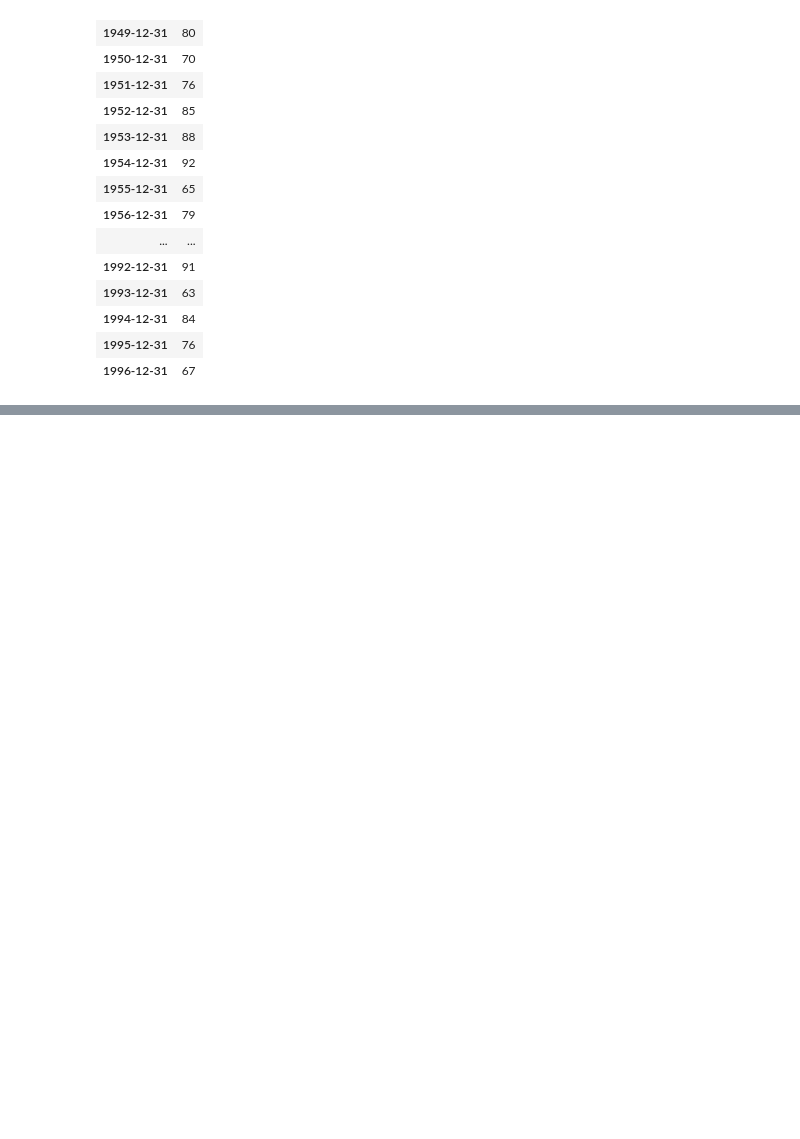
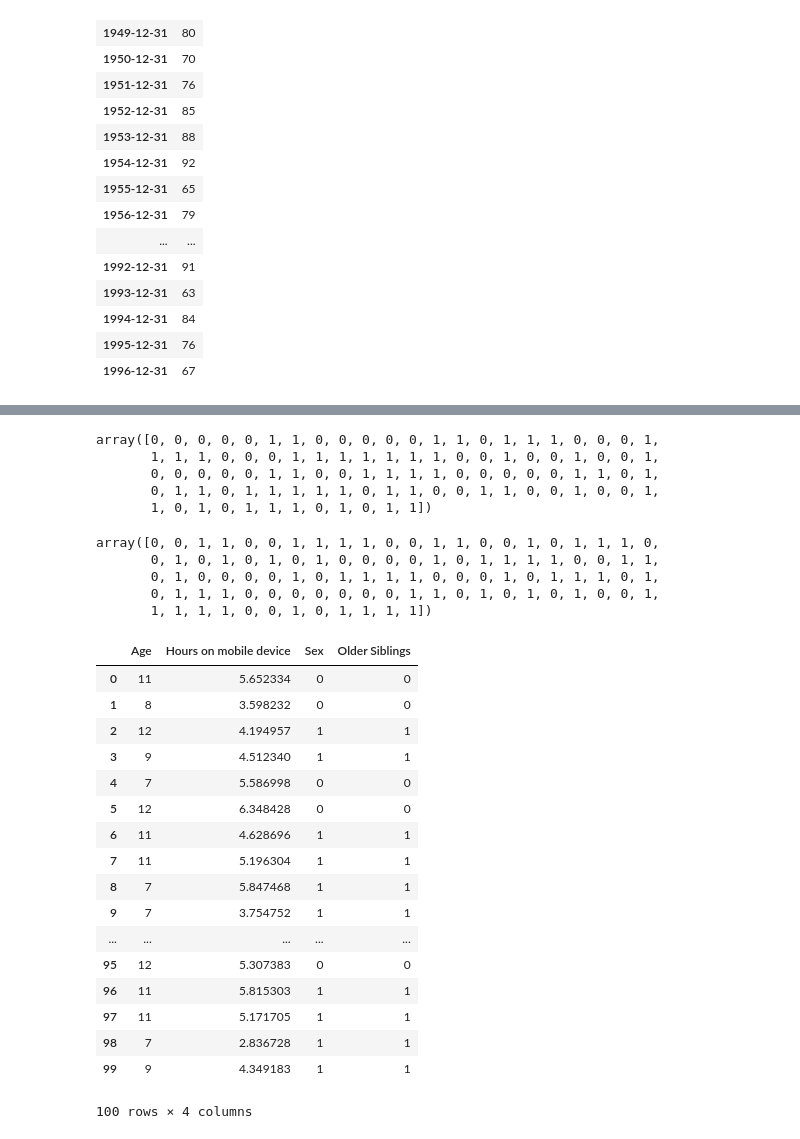
Before and after one commit to JulianConneely/Programming-for-Data-Analysis-Project-Dec18, a Jupyter notebook: Life Expectancy.ipynb, the cells around one changed output, grey strips where cells are left out. Cells and saved outputs as stored; diff of their text form; code cells hidden in the pictures; blank space fills up the shorter version.

Commit message:
created new dataframe using 4 variables

```diff
--- a/Life Expectancy.ipynb
+++ b/Life Expectancy.ipynb
@@ -84,7 +88,7 @@ LE
 | 1995-12-31 | 76 |
 | 1996-12-31 | 67 |
 # %%
-# generates a random set of ages of those born in the 50 years between 1947 and 1997
-age = np.random.randint(1947, 1997, 100)
+# generates a random set of (integers) ages of primary school children from 7 to 12
+age = np.random.randint(7, 13, 100)
 age
 # %% [output]
@@ -100,0 +101,4 @@ array([1953, 1995, 1965, 1951, 1974, 1948, 1974, 1996, 1967, 1978, 1962,
+# %%
+# generates a set of hours of mobiel device usage with mean of 5 using the normal distribution
+hours = np.random.normal(5, 1, 100)
+hours
@@ -100,0 +126,53 @@ array([1953, 1995, 1965, 1951, 1974, 1948, 1974, 1996, 1967, 1978, 1962,
+# %%
+# generates an array of the sex of the child using the uniform distribution
+# we will convert the integers to strings later
+# Male = 0
+# Female = 1
+
+sex = np.random.binomial(1, .5, 100)
+sex
+# %% [output]
+array([0, 0, 0, 0, 0, 1, 1, 0, 0, 0, 0, 0, 1, 1, 0, 1, 1, 1, 0, 0, 0, 1,
+       1, 1, 1, 0, 0, 0, 1, 1, 1, 1, 1, 1, 1, 0, 0, 1, 0, 0, 1, 0, 0, 1,
+       0, 0, 0, 0, 0, 1, 1, 0, 0, 1, 1, 1, 1, 0, 0, 0, 0, 0, 1, 1, 0, 1,
+       0, 1, 1, 0, 1, 1, 1, 1, 1, 0, 1, 1, 0, 0, 1, 1, 0, 0, 1, 0, 0, 1,
+       1, 0, 1, 0, 1, 1, 1, 0, 1, 0, 1, 1])
+# %%
+# generates an array Yes/No answers whether a child has older siblings using the uniform distribution
+# we will convert the integers to strings later
+# Yes = 0
+# No = 1
+
+sibs = np.random.binomial(1, .5, 100)
+sibs
+# %% [output]
+array([0, 0, 1, 1, 0, 0, 1, 1, 1, 1, 0, 0, 1, 1, 0, 0, 1, 0, 1, 1, 1, 0,
+       0, 1, 0, 1, 0, 1, 0, 1, 0, 0, 0, 0, 1, 0, 1, 1, 1, 1, 0, 0, 1, 1,
+       0, 1, 0, 0, 0, 0, 1, 0, 1, 1, 1, 1, 0, 0, 0, 1, 0, 1, 1, 1, 0, 1,
+       0, 1, 1, 1, 0, 0, 0, 0, 0, 0, 0, 1, 1, 0, 1, 0, 1, 0, 1, 0, 0, 1,
+       1, 1, 1, 1, 0, 0, 1, 0, 1, 1, 1, 1])
+# %%
+# Create a dataframe with all of the variables  and their data randomly generated
+
+df=pd.DataFrame(data={'Age': age, 'Hours on mobile device': hours, 'Sex': sibs, 'Older Siblings': sibs})
+
+df
+# %% [output]
+|  | Age | Hours on mobile device | Sex | Older Siblings |
+| 0 | 11 | 5.652334 | 0 | 0 |
+| 1 | 8 | 3.598232 | 0 | 0 |
+| 2 | 12 | 4.194957 | 1 | 1 |
+| 3 | 9 | 4.512340 | 1 | 1 |
+| 4 | 7 | 5.586998 | 0 | 0 |
+| 5 | 12 | 6.348428 | 0 | 0 |
+| 6 | 11 | 4.628696 | 1 | 1 |
+| 7 | 11 | 5.196304 | 1 | 1 |
+| 8 | 7 | 5.847468 | 1 | 1 |
+| 9 | 7 | 3.754752 | 1 | 1 |
+| ... | ... | ... | ... | ... |
+| 95 | 12 | 5.307383 | 0 | 0 |
+| 96 | 11 | 5.815303 | 1 | 1 |
+| 97 | 11 | 5.171705 | 1 | 1 |
+| 98 | 7 | 2.836728 | 1 | 1 |
+| 99 | 9 | 4.349183 | 1 | 1 |
+100 rows × 4 columns
```
Also changed, not shown: parts of 7 cells of this notebook.
